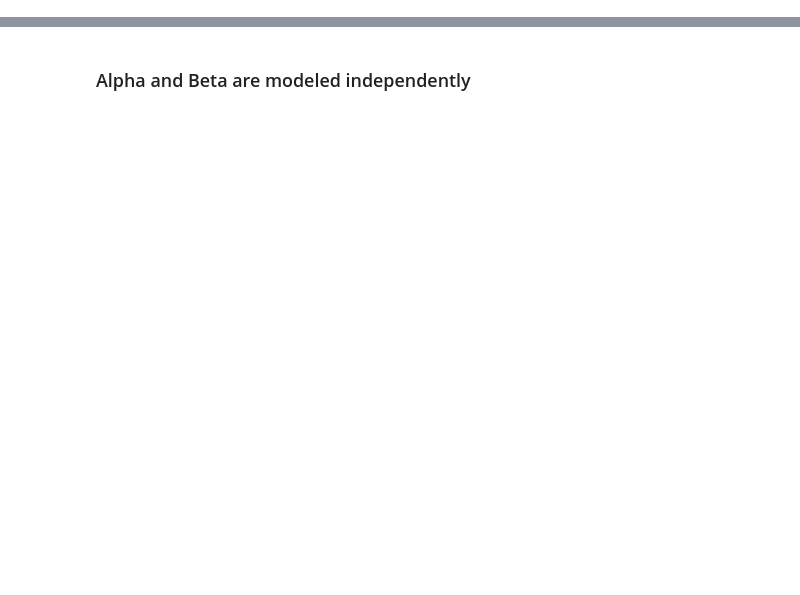
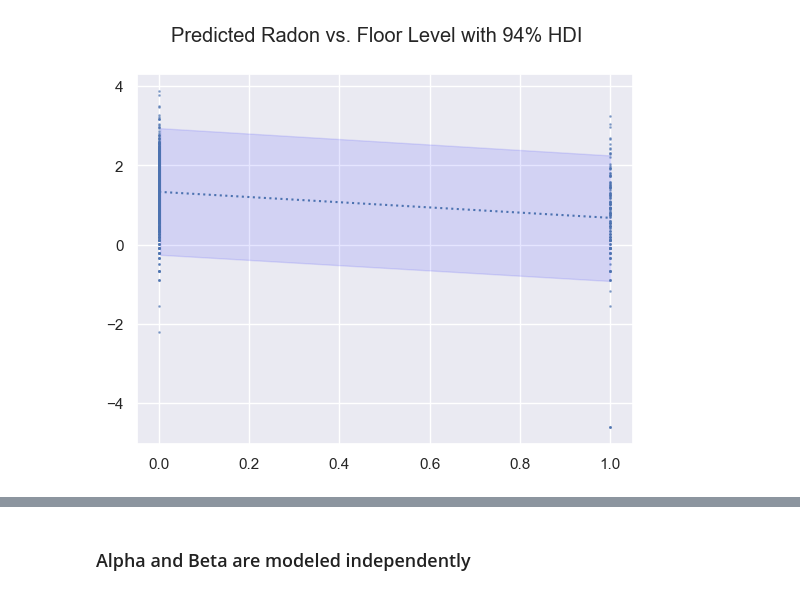
Before and after one commit to btbyrnes/bayesian_notebooks, a Jupyter notebook: radon.ipynb, the cells around one changed output, grey strips where cells are left out. Cells and saved outputs as stored; diff of their text form; code cells hidden in the pictures; blank space fills up the shorter version.

```diff
--- a/radon.ipynb
+++ b/radon.ipynb
@@ -38,4 +0,0 @@ Radon levels, floor of house indicator, and county level radon assigned to each
-# %%
-y = np.log(data["activity"].to_numpy() + 0.1)
-x = data["floor"].to_numpy()
-u = np.log(data["Uppm"].to_numpy())
@@ -232,0 +118,23 @@ ax.legend()
+# %%
+posterior_vars_m0_mean = trace_m0.posterior[["alpha","beta","tau_y"]].mean(dim=["chain","draw"])
+posterior_vars_m0_sd = trace_m0.posterior[["alpha","beta"]].std(dim=["chain","draw"])
+
+def plot():
+    a = posterior_vars_m0_mean.get("alpha").to_numpy()
+    b = posterior_vars_m0_mean.get("beta").to_numpy()
+    b_sd = posterior_vars_m0_sd.get("beta").to_numpy()
+    t = posterior_vars_m0_mean.get("tau_y").to_numpy()
+
+    x = np.linspace(0,1,100)
+    # line_upper = a + b * x + 1.96 * t
+    line = a + b * x
+    # line_lower = a + b * x - 1.96 * t
+
+    pm.plot_hdi(x=f, y=posterior_m0.posterior_predictive.to_array().squeeze(), color="blue", fill_kwargs={"alpha":0.1})
+    plt.scatter(x=f, y=y, s=1, alpha=0.5)
+    plt.plot(x, line, linestyle=":")
+    plt.suptitle("Predicted Radon vs. Floor Level with 94% HDI")
+
+plot()
+# %% [output]
+[figure, added]
```
Also changed, not shown: parts of 83 cells of this notebook, 2 other files.
